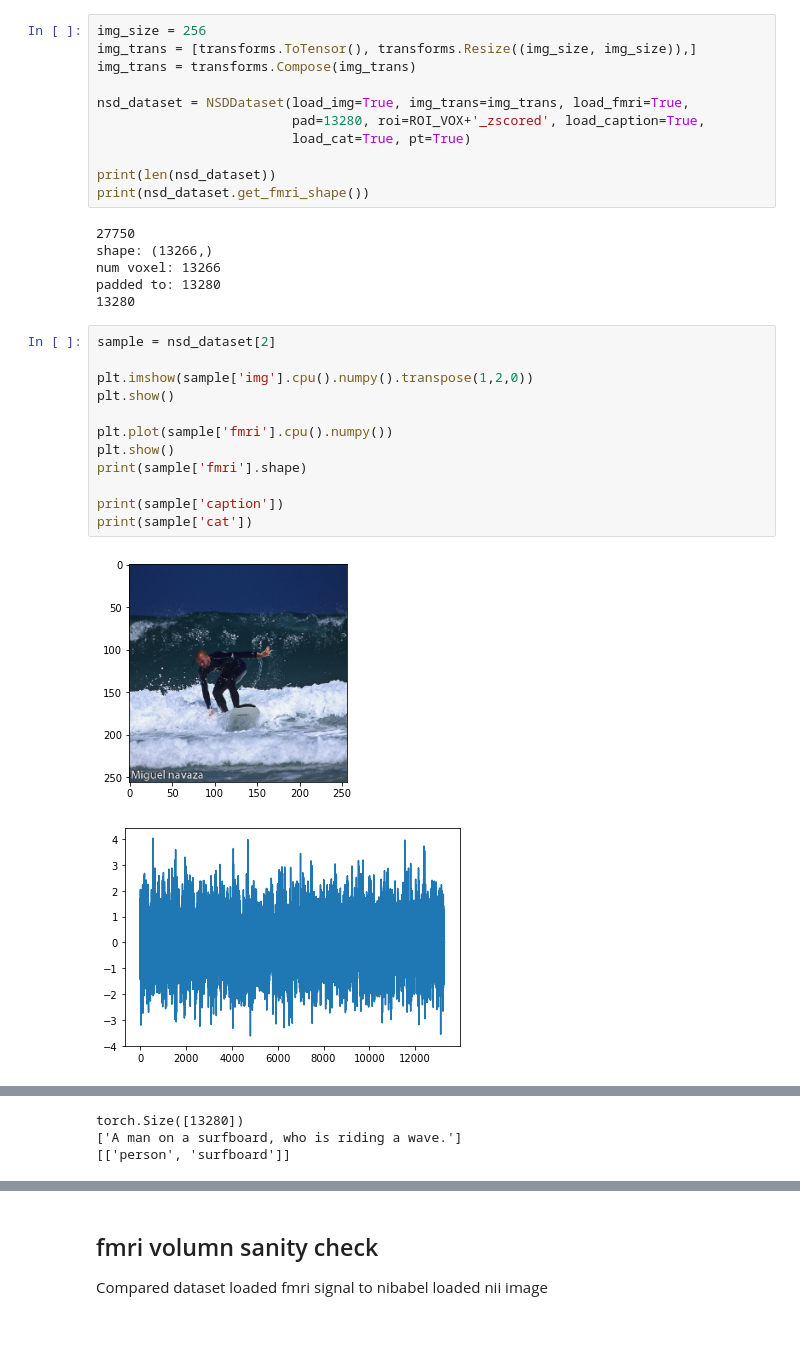
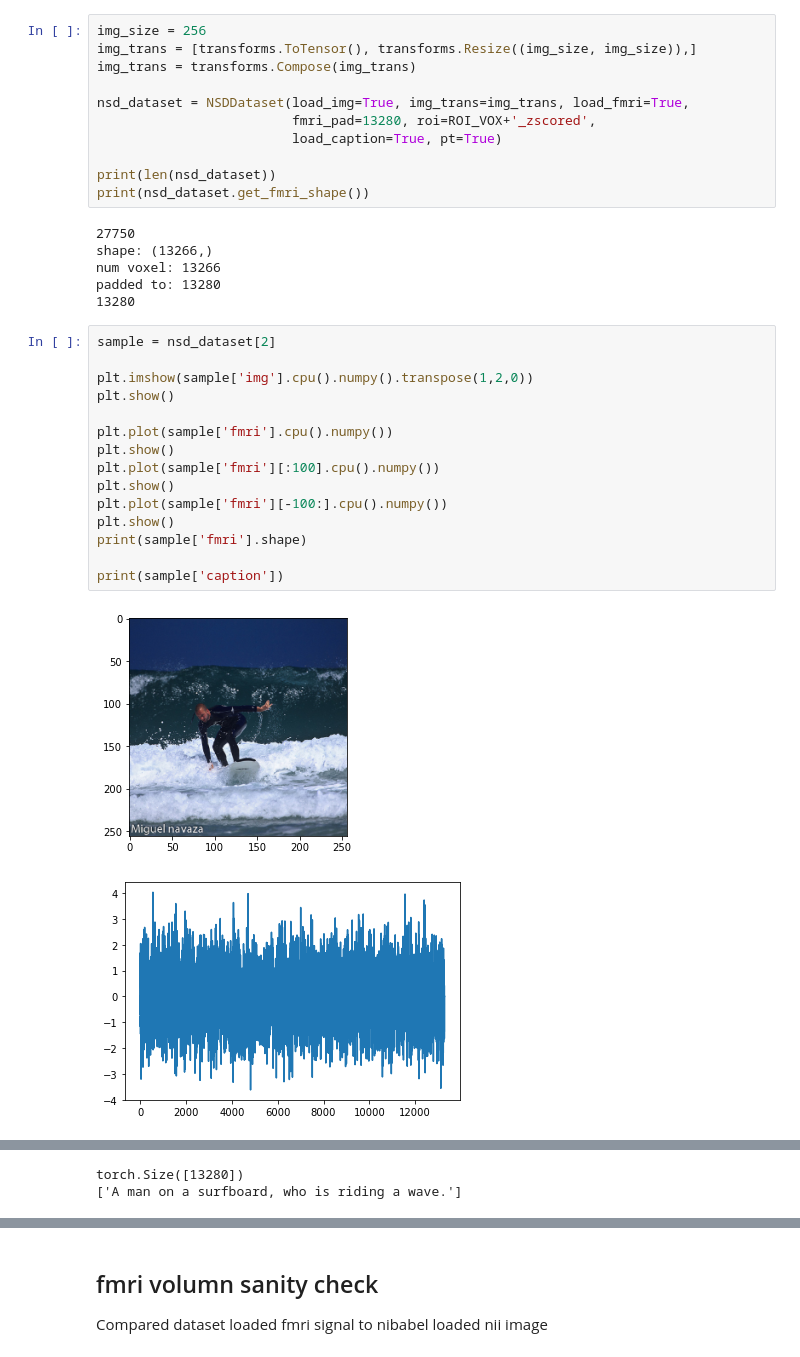
Before and after one commit to sklin93/nsd, a Jupyter notebook: NSD.ipynb, the cells around one changed output, grey strips where cells are left out. Cells and saved outputs as stored; diff of their text form; blank space fills up the shorter version.

Commit message:
change fmri padding to two-sides

```diff
--- a/NSD.ipynb
+++ b/NSD.ipynb
@@ -272,8 +248,8 @@ img_trans = [transforms.ToTensor(), transforms.Resize((img_size, img_size)),]
 img_trans = transforms.Compose(img_trans)
 
 nsd_dataset = NSDDataset(load_img=True, img_trans=img_trans, load_fmri=True,
-                         pad=13280, roi=ROI_VOX+'_zscored', load_caption=True,
-                         load_cat=True, pt=True)
+                         fmri_pad=13280, roi=ROI_VOX+'_zscored',
+                         load_caption=True, pt=True)
 
 print(len(nsd_dataset))
 print(nsd_dataset.get_fmri_shape())
@@ -286,15 +262,18 @@ padded to: 13280
 # %%
 sample = nsd_dataset[2]
 
 plt.imshow(sample['img'].cpu().numpy().transpose(1,2,0))
 plt.show()
 
 plt.plot(sample['fmri'].cpu().numpy())
 plt.show()
+plt.plot(sample['fmri'][:100].cpu().numpy())
+plt.show()
+plt.plot(sample['fmri'][-100:].cpu().numpy())
+plt.show()
 print(sample['fmri'].shape)
 
 print(sample['caption'])
-print(sample['cat'])
 # %% [output]
 [figure]
-[figure, old version]
+[figure, new version]
@@ -301,3 +282,2 @@ print(sample['cat'])
 torch.Size([13280])
 ['A man on a surfboard, who is riding a wave.']
-[['person', 'surfboard']]
```
Also changed, not shown: parts of 6 cells of this notebook, 1 other file.
